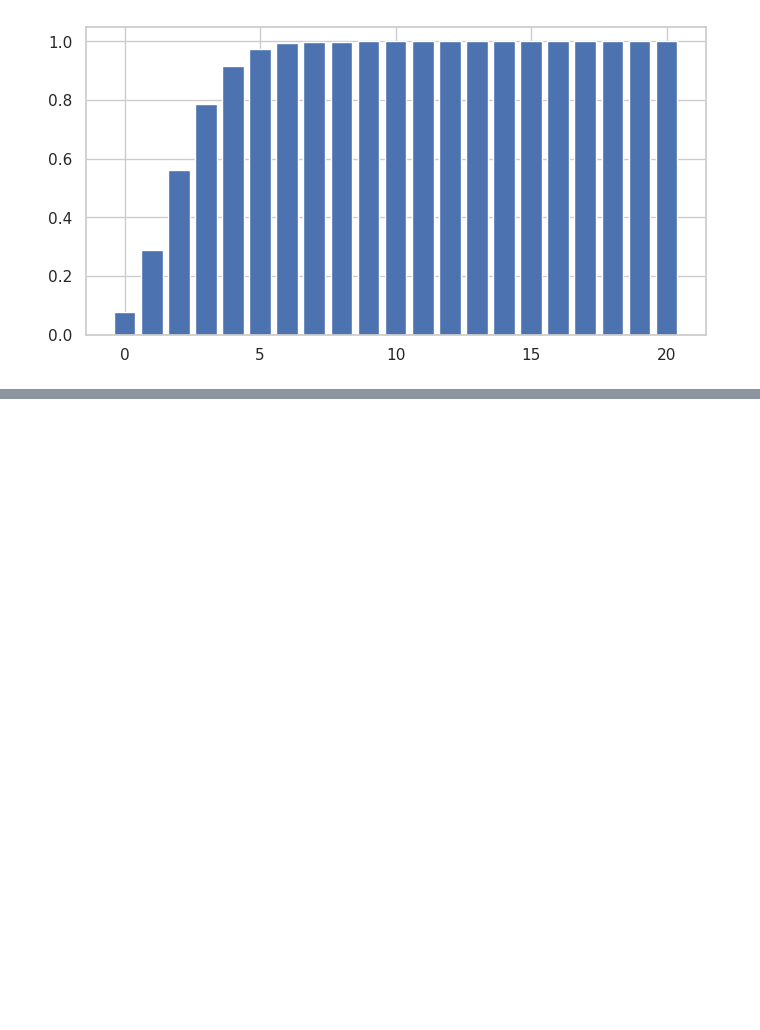
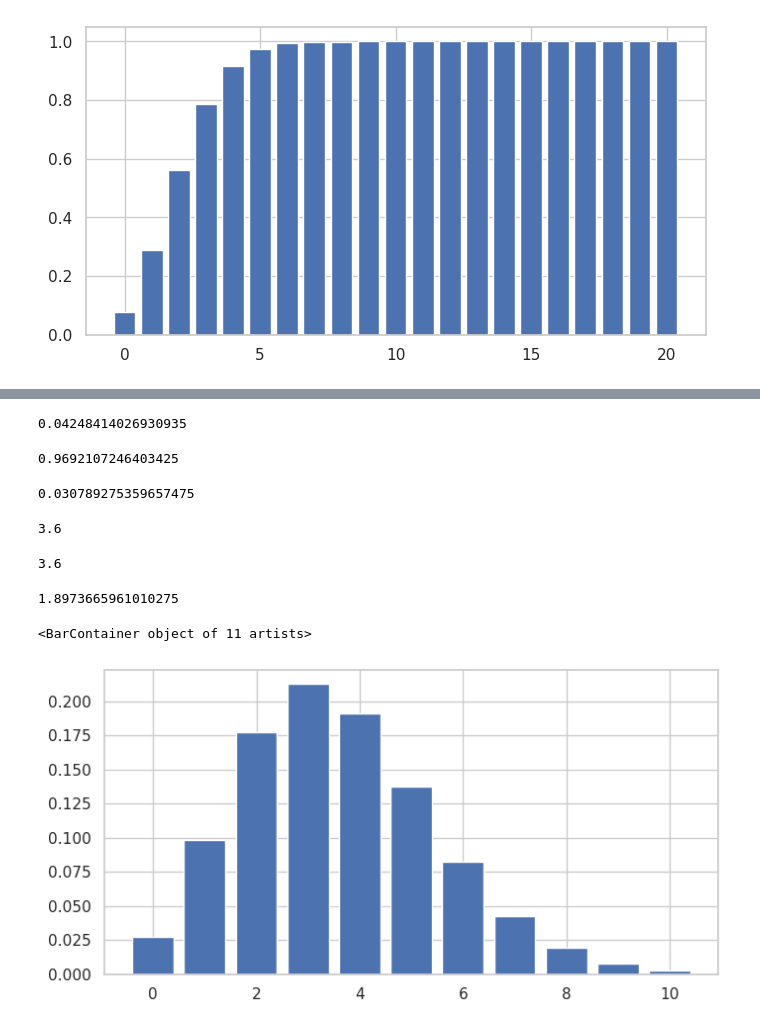
Before and after one commit to rahul-raoniar/Statistics-for-Data-Analysis-using-Python, a Jupyter notebook: 3 Numpy and Probability DIstributions/Numpy and Probability Dist.ipynb, the cells around one changed output, grey strips where cells are left out. Cells and saved outputs as stored; diff of their text form; code cells hidden in the pictures; blank space fills up the shorter version.

```diff
--- a/3 Numpy and Probability DIstributions/Numpy and Probability Dist.ipynb
+++ b/3 Numpy and Probability DIstributions/Numpy and Probability Dist.ipynb
@@ -400,0 +444,4 @@ ax.bar(x, y_cum)
+# %%
+poisson.pmf(7, 3.6) # k = 7; mu = 3.6
+# %% [output]
+0.04248414026930935
@@ -400,0 +450,39 @@ ax.bar(x, y_cum)
+# %%
+# Probability of getteing 7 or less people
+
+poisson.cdf(7, 3.6)
+# %% [output]
+0.9692107246403425
+# %%
+# Probability of getteing greater than 7 people
+
+1 - poisson.cdf(7, 3.6)
+
+# OR
+
+# poisson.sf(7, 3.6)
+# %% [output]
+0.030789275359657475
+# %%
+poisson.mean(3.6)
+# %% [output]
+3.6
+# %%
+poisson.var(3.6)
+# %% [output]
+3.6
+# %%
+poisson.std(3.6)
+# %% [output]
+1.8973665961010275
+# %%
+# Probability of arrival 1, 2, 3, ....so on people
+
+x = np.arange(0, 11)
+y = poisson.pmf(x, 3.6)
+
+fig, ax = plt.subplots(figsize = (8, 4))
+ax.bar(x, y)
+# %% [output]
+<BarContainer object of 11 artists>
+[figure, added]
```
Also changed, not shown: parts of 12 cells of this notebook, 1 other file.
